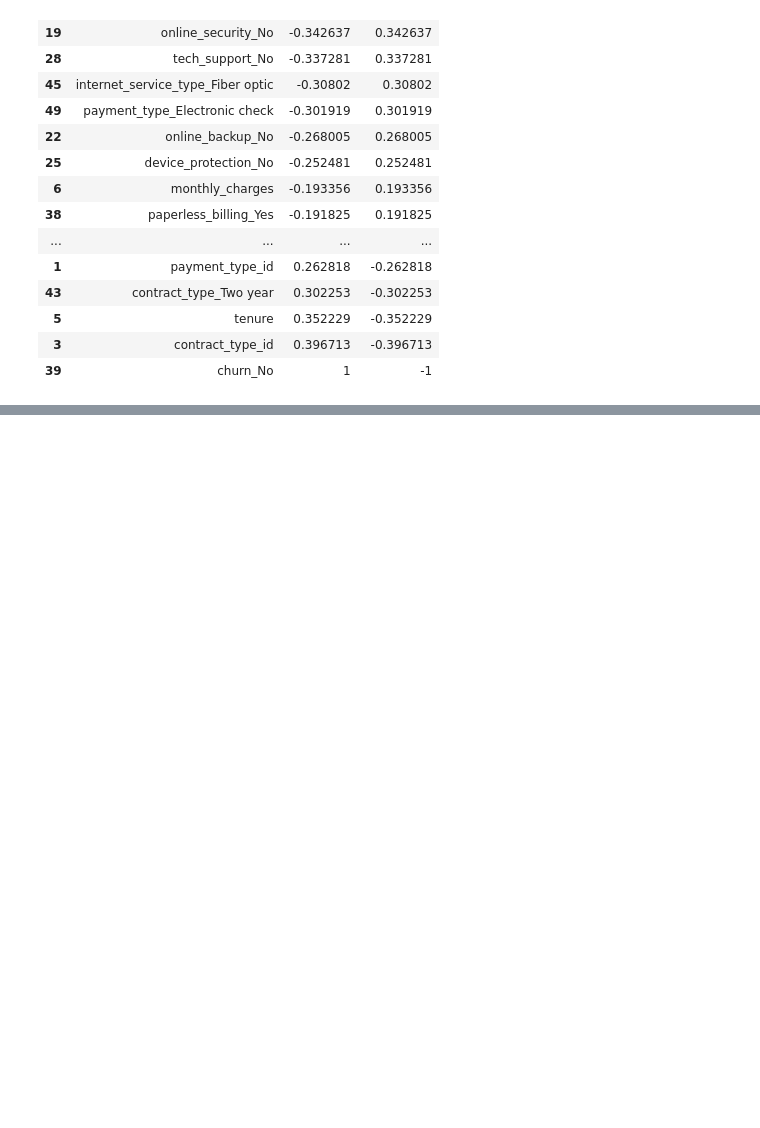
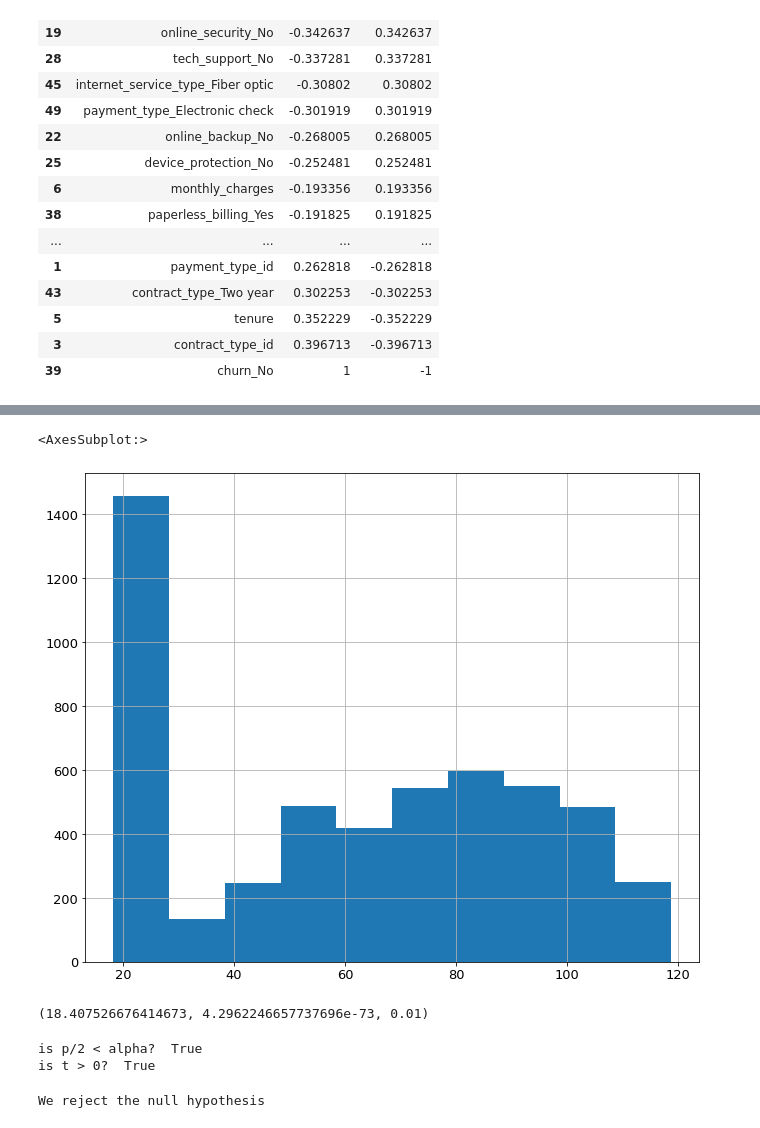
Before and after one commit to LinhQuach13/classification_project, a Jupyter notebook: telco_workbook.ipynb, the cells around one changed output, grey strips where cells are left out. Drawn from its saved outputs; the diff is of its cells as text; code cells hidden in the pictures; blank space fills up the shorter version.

```diff
--- a/telco_workbook.ipynb
+++ b/telco_workbook.ipynb
@@ -226,0 +654,9 @@ corr_df.sort_values(by='churn_No')
+# %%
+# histogram of non-churned customers
+
+no_churn_sample = telco_combined[telco_combined.churn == 0].monthly_charges
+
+no_churn_sample.hist()
+# %% [output]
+<AxesSubplot:>
+[figure, added]
@@ -226,0 +667,21 @@ corr_df.sort_values(by='churn_No')
+# %%
+# compute statistic
+t, p = stats.ttest_ind(churn_sample, no_churn_sample, equal_var= False)
+
+t, p/2, alpha
+# %% [output]
+(18.407526676414673, 4.2962246657737696e-73, 0.01)
+# %%
+Deciding
+print("is p/2 < alpha? ", p/2 < alpha)
+print("is t > 0? ", t > 0)
+# %% [output]
+is p/2 < alpha?  True
+is t > 0?  True
+# %%
+if (p/2 < alpha) & (t > 0):
+    print("We reject the null hypothesis")
+else:
+    print("We fail to reject the null hypothesis")
+# %% [output]
+We reject the null hypothesis
```
Also changed, not shown: parts of 100 cells of this notebook.
